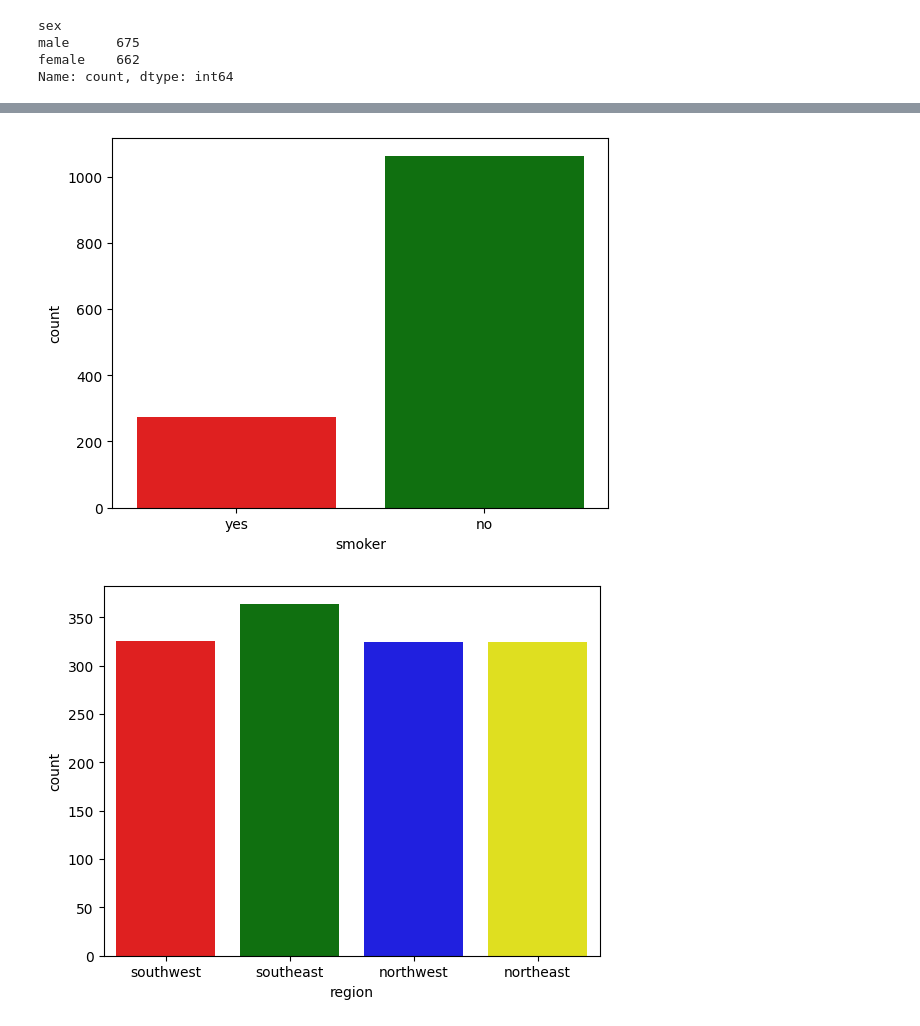
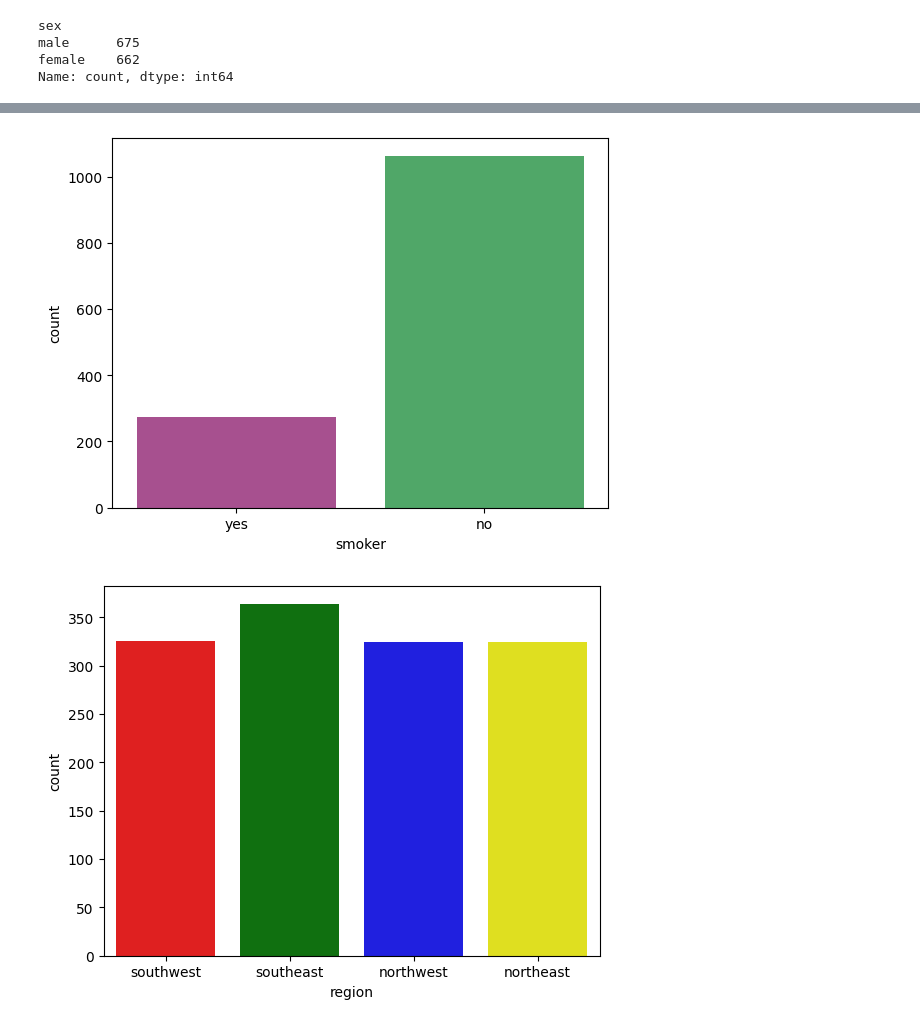
Before and after one commit to juliabeco/Python_projects, a Jupyter notebook: Insurance_DA_and_ML.ipynb, the cells around one changed output, grey strips where cells are left out. Saved outputs shown, nothing was run; the diff lists cells and outputs as text; code cells hidden in the pictures.

```diff
--- a/Insurance_DA_and_ML.ipynb
+++ b/Insurance_DA_and_ML.ipynb
@@ -122,9 +136,9 @@ Passing `palette` without assigning `hue` is deprecated and will be removed in v
 # %%
 # Crea y muestra un gráfico de barras para visualizar la distribución de la variable 'smoker'
-sns.countplot(x="smoker", data=data, hue="smoker", palette={"no": "green", "yes": "red"}, legend=False)
+sns.countplot(x="smoker", data=data, hue="smoker", palette={"no": "#41b662", "yes": "#b64195"}, legend=False)
 plt.show()
 # %% [output]
-[figure, old version]
+[figure, new version]
 # %%
 # Crea y muestra un gráfico de barras para visualizar la distribución de la variable 'region' seleccionando color uno a uno
 sns.countplot(x="region", data=data, hue="region", palette={"southwest": "red", "southeast": "green", "northwest": "blue", "northeast": "yellow"}, legend =False)
```
Also changed, not shown: parts of 2 cells of this notebook.
